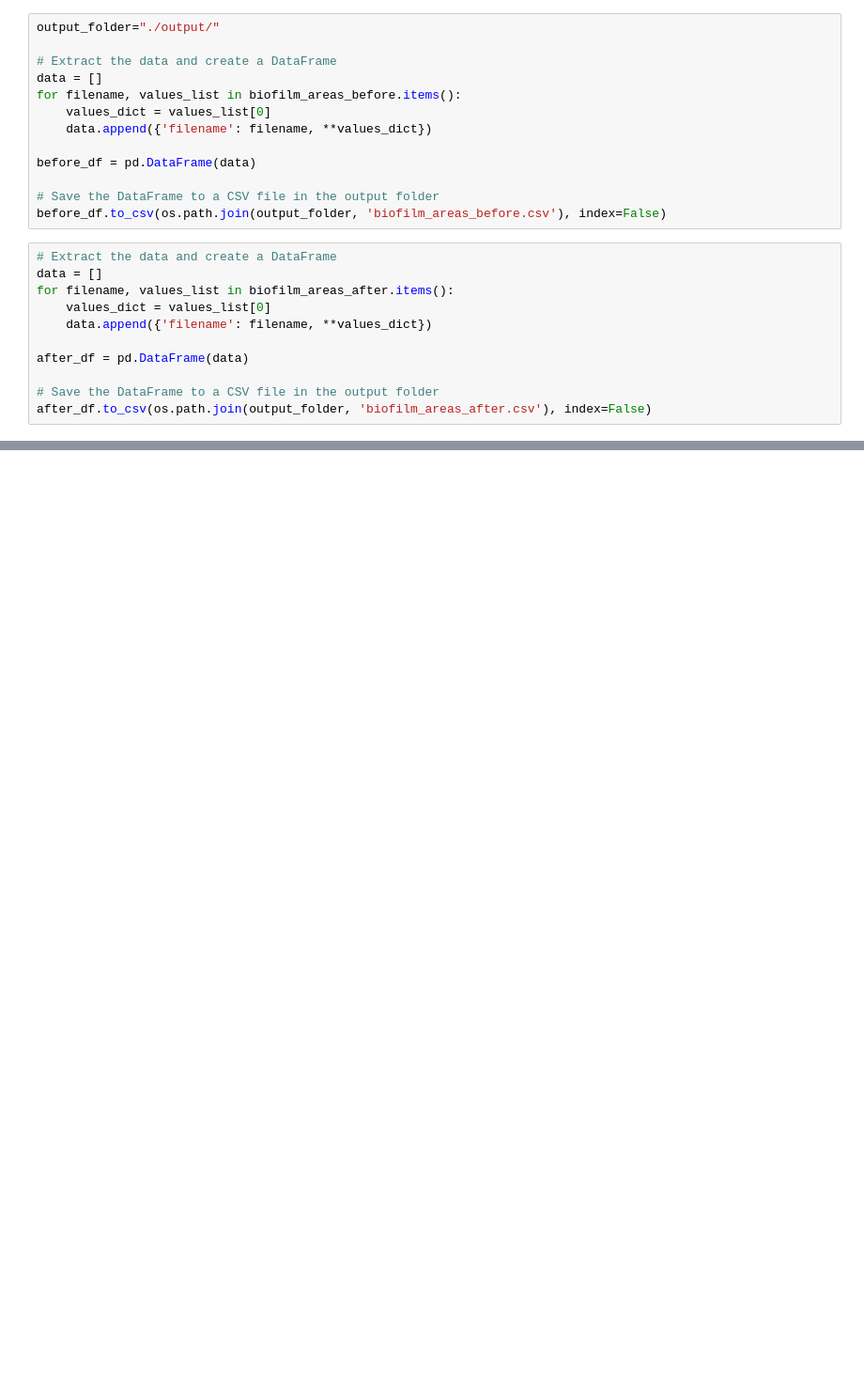
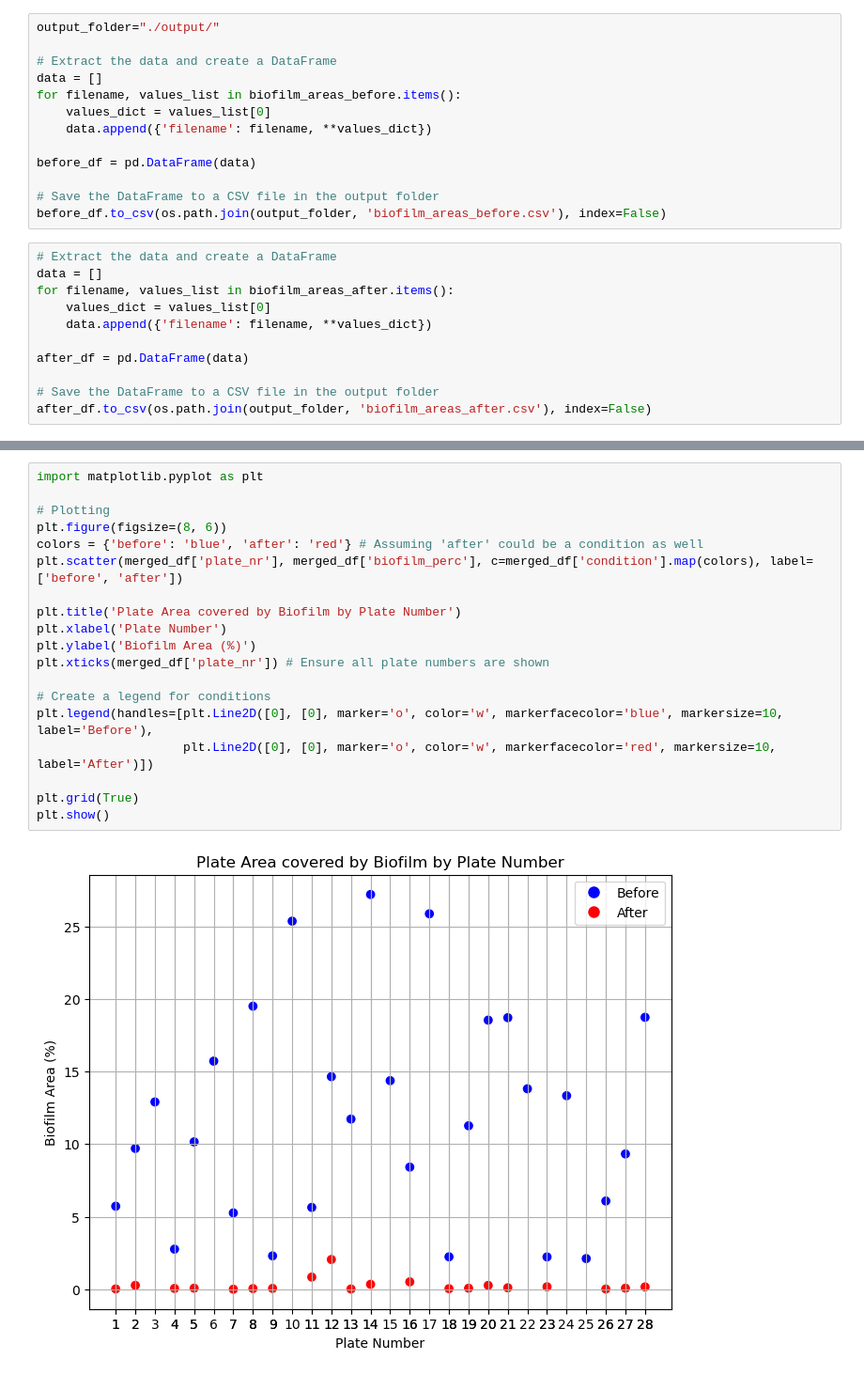
Before and after one commit to adiezsanchez/biofilm_meas, a Jupyter notebook: 3_biofilm_meas.ipynb, the cells around one changed output, grey strips where cells are left out. Shown: that part at 94% size. Cells and saved outputs as stored; diff of their text form; blank space fills up the shorter version.

```diff
--- a/3_biofilm_meas.ipynb
+++ b/3_biofilm_meas.ipynb
@@ -166,0 +169,21 @@ merged_df
+# %%
+import matplotlib.pyplot as plt
+
+# Plotting
+plt.figure(figsize=(8, 6))
+colors = {'before': 'blue', 'after': 'red'} # Assuming 'after' could be a condition as well
+plt.scatter(merged_df['plate_nr'], merged_df['biofilm_perc'], c=merged_df['condition'].map(colors), label=['before', 'after'])
+
+plt.title('Plate Area covered by Biofilm by Plate Number')
+plt.xlabel('Plate Number')
+plt.ylabel('Biofilm Area (%)')
+plt.xticks(merged_df['plate_nr']) # Ensure all plate numbers are shown
+
+# Create a legend for conditions
+plt.legend(handles=[plt.Line2D([0], [0], marker='o', color='w', markerfacecolor='blue', markersize=10, label='Before'),
+                    plt.Line2D([0], [0], marker='o', color='w', markerfacecolor='red', markersize=10, label='After')])
+
+plt.grid(True)
+plt.show()
+# %% [output]
+[figure, added]
```
Also changed, not shown: parts of 3 cells of this notebook.
